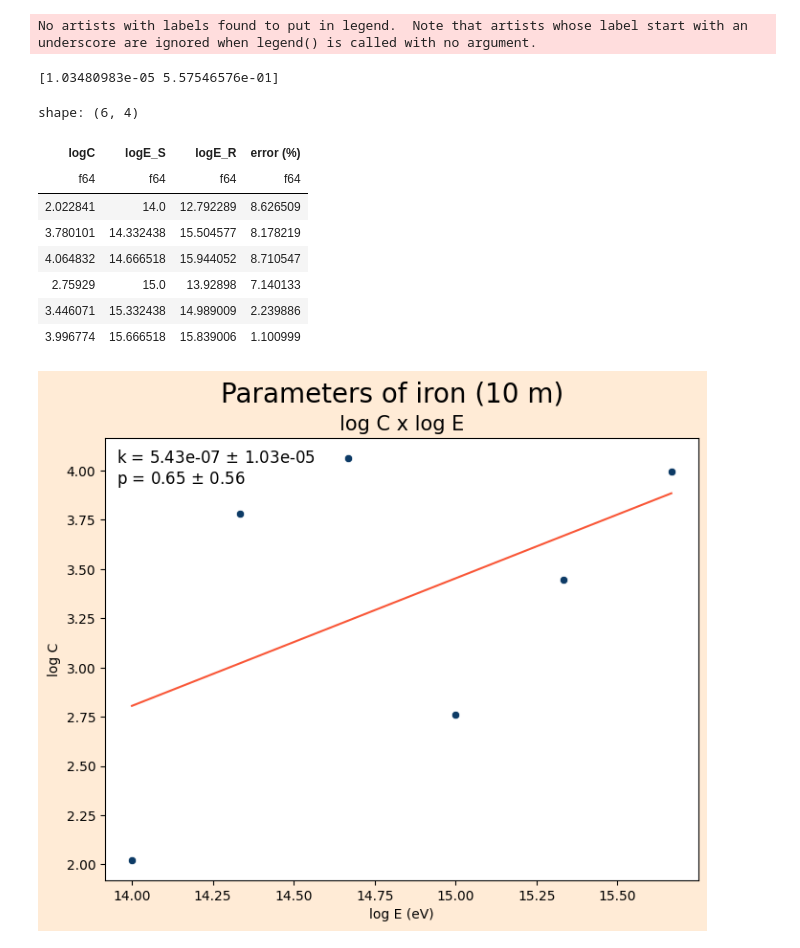
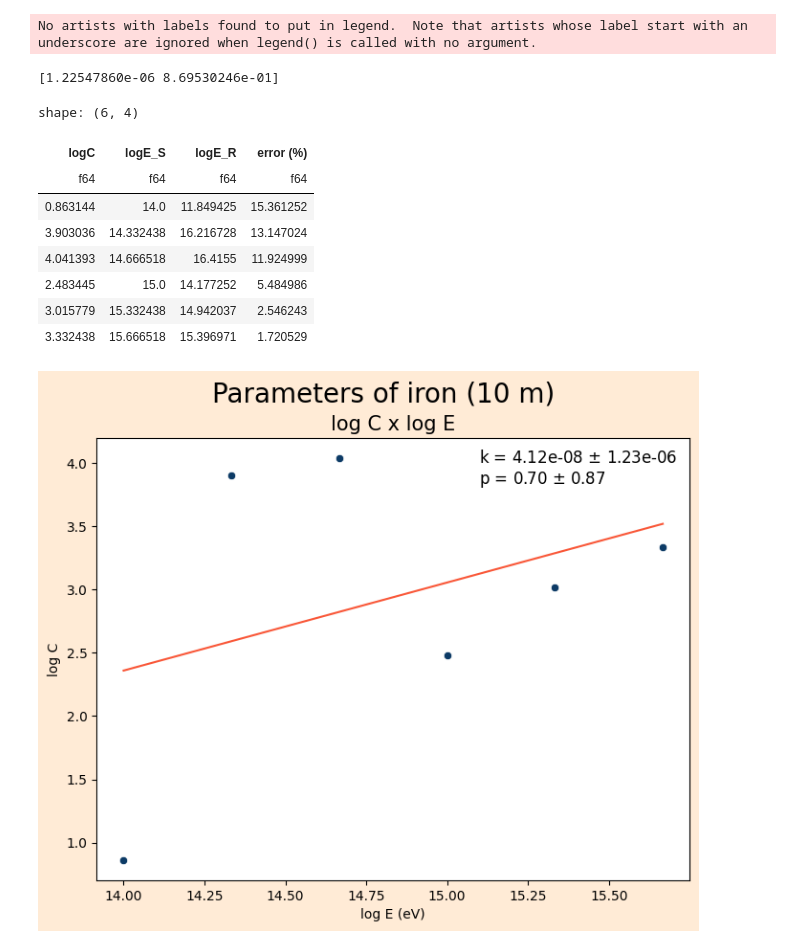
Before and after one commit to lucas-orfei/mestrado, a Jupyter notebook: parameters_10m.ipynb, the cells around one changed output. Saved outputs shown, nothing was run; the diff lists cells and outputs as text; code cells hidden in the pictures.

```diff
--- a/parameters_10m.ipynb
+++ b/parameters_10m.ipynb
@@ -517,7 +511,7 @@ Text(0, 0.5, 'log r0')
 # %%
 # Fit do ferro
 
-C = [105.4,6027,1.161E4,574.5,2793,9926]
+C = [7.297,7999,1.1E4,304.4,1037,2150]
 E = [1E14, 2.15E14, 4.64E14,1E15,2.15E15,4.64E15]
 
 logC = np.log10(C)
@@ -548,41 +542,41 @@ print(np.sqrt(np.diag(cov)))
 
 ax.plot(logE, power(E,*coefficients), color = '#F95738')
 sns.scatterplot(x = logE, y = logC, color = '#0D3B66', ax = ax)
 
 ax.legend(title = 'k = {:.2e} $\pm$ {:.2e}\np = {:.2f} $\pm$ {:.2f}'
           .format(coefficients[0],inc[0],coefficients[1],inc[1]),
           title_fontsize = 12,facecolor = 'white', frameon = False)
 
 
 logE_0_array = ((np.log10(C/coefficients[0]))/coefficients[1])
 
 logE_0 = logE_0_array.tolist()
 
 data = {
     'logC':logC,
     'logE_S':logE,
     'logE_R':logE_0
 }
 
 df = pl.DataFrame(data)
 
 df = df.with_columns(
         abs((((pl.col('logE_R')-pl.col('logE_S'))/pl.col('logE_S'))*100)).alias('error (%)')
 )
 df
 # %% [output]
 No artists with labels found to put in legend.  Note that artists whose label start with an underscore are ignored when legend() is called with no argument.
-[1.03480983e-05 5.57546576e-01]
+[1.22547860e-06 8.69530246e-01]
 shape: (6, 4)
 | logC | logE_S | logE_R | error (%) |
 | f64 | f64 | f64 | f64 |
-| 2.022841 | 14.0 | 12.792289 | 8.626509 |
-| 3.780101 | 14.332438 | 15.504577 | 8.178219 |
-| 4.064832 | 14.666518 | 15.944052 | 8.710547 |
-| 2.75929 | 15.0 | 13.92898 | 7.140133 |
-| 3.446071 | 15.332438 | 14.989009 | 2.239886 |
-| 3.996774 | 15.666518 | 15.839006 | 1.100999 |
+| 0.863144 | 14.0 | 11.849425 | 15.361252 |
+| 3.903036 | 14.332438 | 16.216728 | 13.147024 |
+| 4.041393 | 14.666518 | 16.4155 | 11.924999 |
+| 2.483445 | 15.0 | 14.177252 | 5.484986 |
+| 3.015779 | 15.332438 | 14.942037 | 2.546243 |
+| 3.332438 | 15.666518 | 15.396971 | 1.720529 |
-[figure, old version]
+[figure, new version]
 # %%
 # Relação entre C e o número total de partículas (N)
 
```
Also changed, not shown: parts of 11 cells of this notebook.
